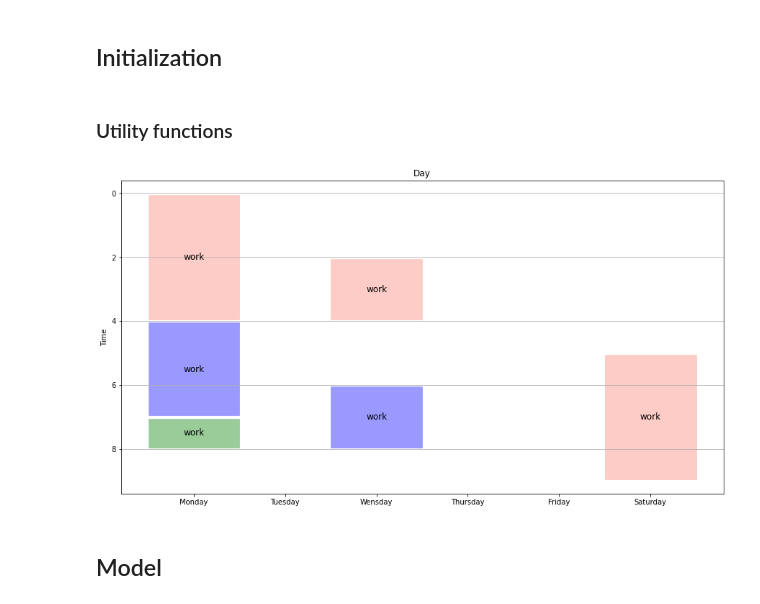
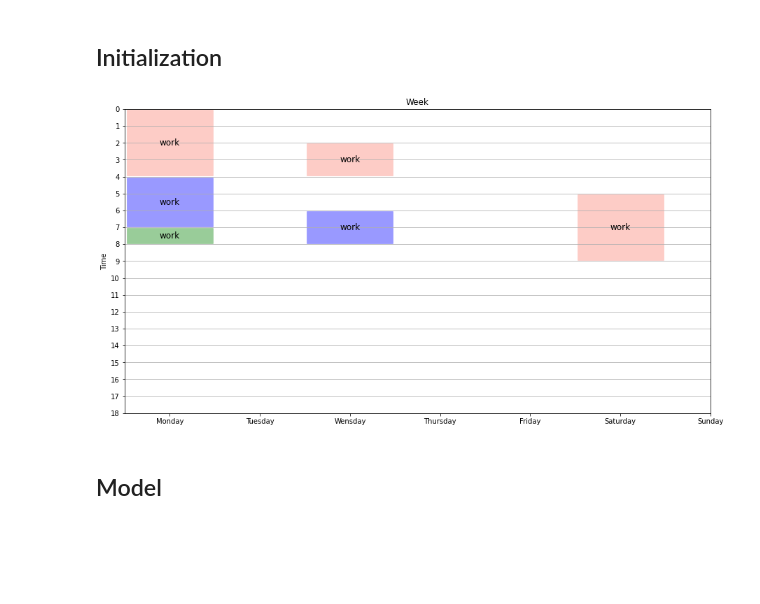
Before and after one commit to ValdemarGr/mathematical-opt-exercises, a Jupyter notebook: assignment-1/assignment.ipynb, the cells around one changed output. Saved outputs shown, nothing was run; the diff lists cells and outputs as text; code cells hidden in the pictures; blank space fills up the shorter version.

```diff
--- a/assignment-1/assignment.ipynb
+++ b/assignment-1/assignment.ipynb
@@ -7,6 +5,6 @@ import matplotlib.pyplot as plt
-# %% [markdown]
-### Utility functions
 # %%
+import matplotlib.pyplot as plt
+
 class Timeslot():
     def __init__(self, start, end, color, title):
         self.start = start
@@ -16,7 +14,7 @@ class Timeslot():
 
 def applyTimeslots(offset, limit, timeslots, ax):
     for timeslot in timeslots:
-        ax.fill_between([offset, limit], [timeslot.start + 0.05, timeslot.start + 0.05], [timeslot.end - 0.05,timeslot.end - 0.05], color=timeslot.color, edgecolor='k', linewidth=0.5, alpha=0.4
+        ax.fill_between([offset + 0.05, limit - 0.05], [timeslot.start + 0.05, timeslot.start + 0.05], [timeslot.end - 0.05,timeslot.end - 0.05], color=timeslot.color, edgecolor='k', linewidth=0.5, alpha=0.4
                         )
         ax.text(float(limit - offset) / 2 + offset, (timeslot.start + timeslot.end) / 2, timeslot.title, ha="center", va="center", fontsize=12)
 
@@ -40,7 +38,7 @@ def plotDay(timeslots):
 
     plt.show()
 
-def plotWeek(timeslotDays):
+def plotWeek(timeslotDays, dayStartAndEnd = None):
     width = 15
     height = 8
     weekdays = 7
@@ -51,6 +49,13 @@ def plotWeek(timeslotDays):
 
     ax = fig.add_subplot(111)
     ax.yaxis.grid()
+
+    if dayStartAndEnd != None:
+        (start, end) = dayStartAndEnd
+
+        plt.yticks(range(start, end + 1))
+        fig.gca().set_ylim([start,end])
+
     ax.set_ylabel("Time")
     #ax.axes.get_xaxis().set_visible(False)
 
@@ -60,6 +65,10 @@ def plotWeek(timeslotDays):
 
     def genDays():
         days = ["Monday", "Tuesday", "Wensday", "Thursday", "Friday", "Saturday", "Sunday"]
+
+
+        fig.gca().set_xlim([0,len(days)])
+
 
         for i, day in enumerate(days):
             yield (day, i * dayWidth + (dayWidth / 2))
@@ -74,21 +83,21 @@ def plotWeek(timeslotDays):
         applyTimeslots(offset, offset + dayWidth, dayTimeslots, ax)
 
 
-    ax.set_title("Day")
+    ax.set_title("Week")
 
     plt.show()
 # %%
 slots1 = [Timeslot(0, 4, "salmon", "work"), Timeslot(4, 7, "Blue", "work"), Timeslot(7, 8, "Green", "work")]
 slots2 = []
 slots3 = [Timeslot(2, 4, "salmon", "work"), Timeslot(6, 8, "Blue", "work")]
 slots4 = []
 slots5 = []
 slots6 = [Timeslot(5, 9, "salmon", "work")]
 slots7 = []
 
-plotWeek([slots1, slots2, slots3, slots4, slots5, slots6, slots7])
+plotWeek([slots1, slots2, slots3, slots4, slots5, slots6, slots7], (0, 18))
 # %% [output]
-[figure, old version]
+[figure, new version]
 # %% [markdown]
 ## Model
 # %% [markdown]
```
Also changed, not shown: parts of 10 cells of this notebook, 9 other files.
